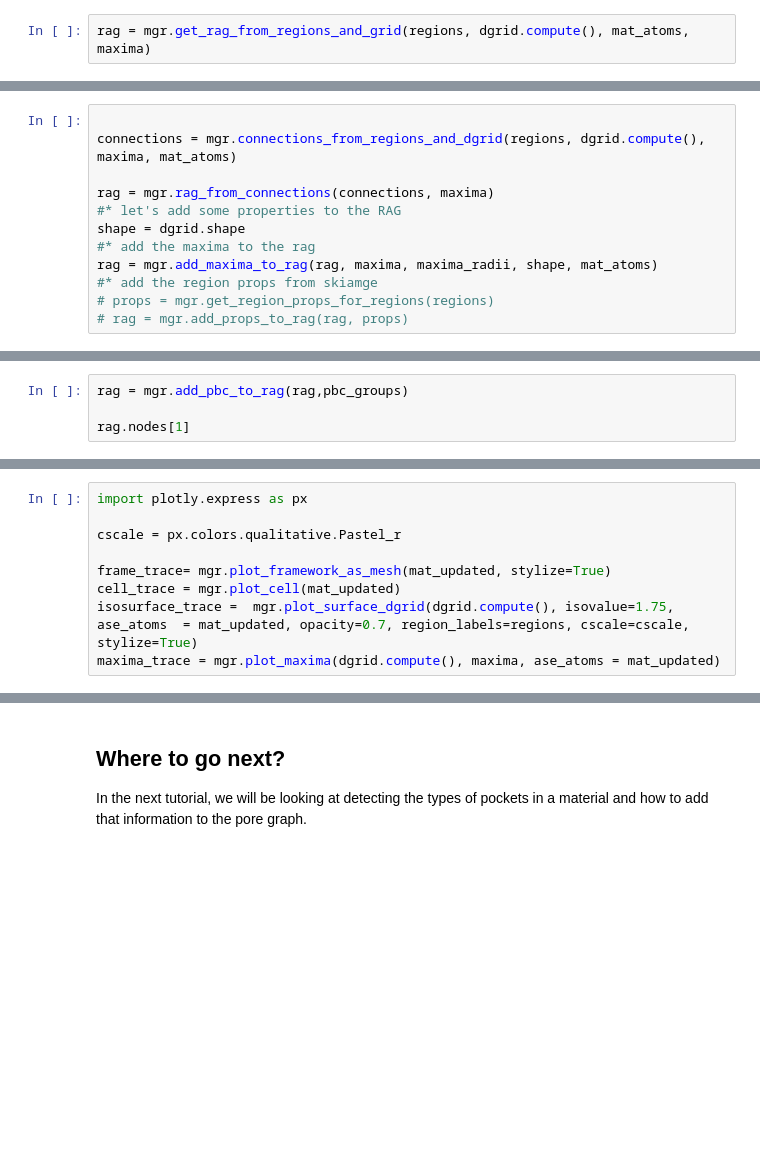
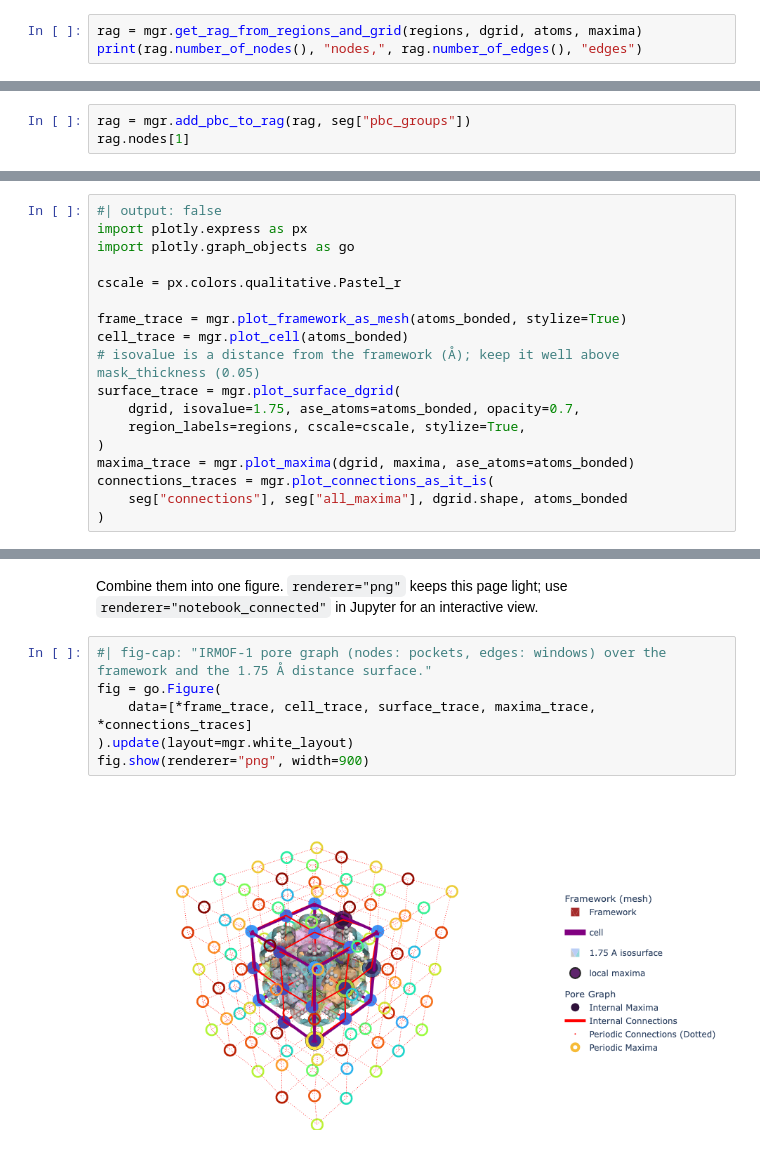
Before and after one commit to mofography/mofography, a Jupyter notebook: docs/region_adjacency_graph.ipynb, the cells around one changed output, grey strips where cells are left out. Cells and saved outputs as stored; diff of their text form; blank space fills up the shorter version.

```diff
--- a/docs/region_adjacency_graph.ipynb
+++ b/docs/region_adjacency_graph.ipynb
@@ -61,2 +65,3 @@ Let's try make the RAG both ways, for IRMOF-1, CuBTC etc, both approaches give s
 # %%
-rag = mgr.get_rag_from_regions_and_grid(regions, dgrid.compute(), mat_atoms, maxima)
+rag = mgr.get_rag_from_regions_and_grid(regions, dgrid, atoms, maxima)
+print(rag.number_of_nodes(), "nodes,", rag.number_of_edges(), "edges")
@@ -66,12 +69,0 @@ Please refer to the window detection tutorial for detailed explanation and examp
-# %%
-
-connections = mgr.connections_from_regions_and_dgrid(regions, dgrid.compute(), maxima, mat_atoms)
-
-rag = mgr.rag_from_connections(connections, maxima)
-#* let's add some properties to the RAG
-shape = dgrid.shape
-#* add the maxima to the rag
-rag = mgr.add_maxima_to_rag(rag, maxima, maxima_radii, shape, mat_atoms)
-#* add the region props from skiamge
-# props = mgr.get_region_props_for_regions(regions)
-# rag = mgr.add_props_to_rag(rag, props)
@@ -125,5 +122,4 @@ For example, let's add the information about periodic boundary conditions to the
 # %%
-rag = mgr.add_pbc_to_rag(rag,pbc_groups)
-
+rag = mgr.add_pbc_to_rag(rag, seg["pbc_groups"])
 rag.nodes[1]
 # %% [output]
@@ -141,10 +142,19 @@ mofography has a built-in function to make a plot trace of the RAG that plays we
 # %%
+#| output: false
 import plotly.express as px
+import plotly.graph_objects as go
 
 cscale = px.colors.qualitative.Pastel_r
 
-frame_trace= mgr.plot_framework_as_mesh(mat_updated, stylize=True)
-cell_trace = mgr.plot_cell(mat_updated)
-isosurface_trace =  mgr.plot_surface_dgrid(dgrid.compute(), isovalue=1.75, ase_atoms  = mat_updated, opacity=0.7, region_labels=regions, cscale=cscale, stylize=True)
-maxima_trace = mgr.plot_maxima(dgrid.compute(), maxima, ase_atoms = mat_updated)
+frame_trace = mgr.plot_framework_as_mesh(atoms_bonded, stylize=True)
+cell_trace = mgr.plot_cell(atoms_bonded)
+# isovalue is a distance from the framework (Å); keep it well above mask_thickness (0.05)
+surface_trace = mgr.plot_surface_dgrid(
+    dgrid, isovalue=1.75, ase_atoms=atoms_bonded, opacity=0.7,
+    region_labels=regions, cscale=cscale, stylize=True,
+)
+maxima_trace = mgr.plot_maxima(dgrid, maxima, ase_atoms=atoms_bonded)
+connections_traces = mgr.plot_connections_as_it_is(
+    seg["connections"], seg["all_maxima"], dgrid.shape, atoms_bonded
+)
 # %% [output]
@@ -167,4 +164,10 @@ fig.show(renderer='png', width=1000)
-# %% [markdown]
-## Where to go next?
-
-In the next tutorial, we will be looking at detecting the types of pockets in a material and how to add that information to the pore graph.
+# %% [markdown]
+Combine them into one figure. `renderer="png"` keeps this page light; use `renderer="notebook_connected"` in Jupyter for an interactive view.
+# %%
+#| fig-cap: "IRMOF-1 pore graph (nodes: pockets, edges: windows) over the framework and the 1.75 Å distance surface."
+fig = go.Figure(
+    data=[*frame_trace, cell_trace, surface_trace, maxima_trace, *connections_traces]
+).update(layout=mgr.white_layout)
+fig.show(renderer="png", width=900)
+# %% [output]
+[figure, added]
```
Also changed, not shown: parts of 47 cells of this notebook, 5 other files.
